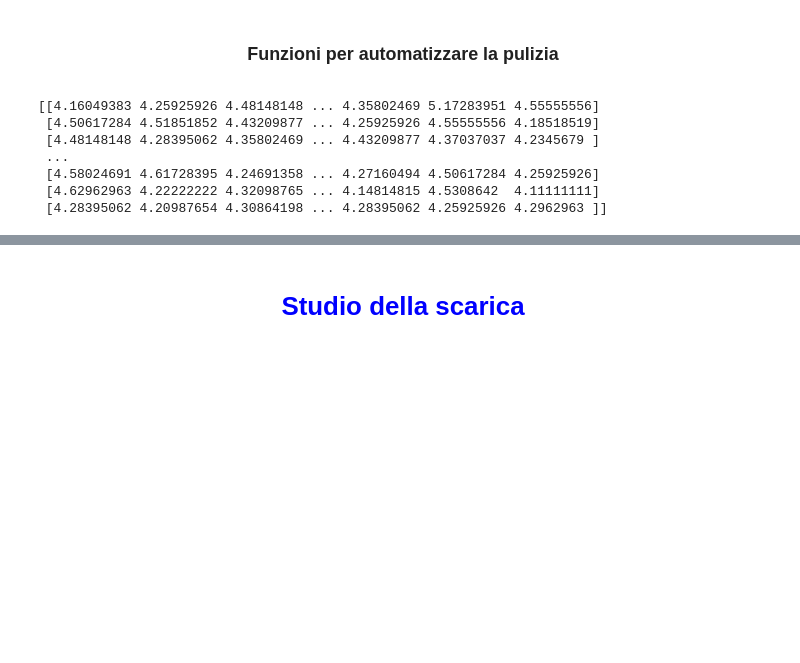
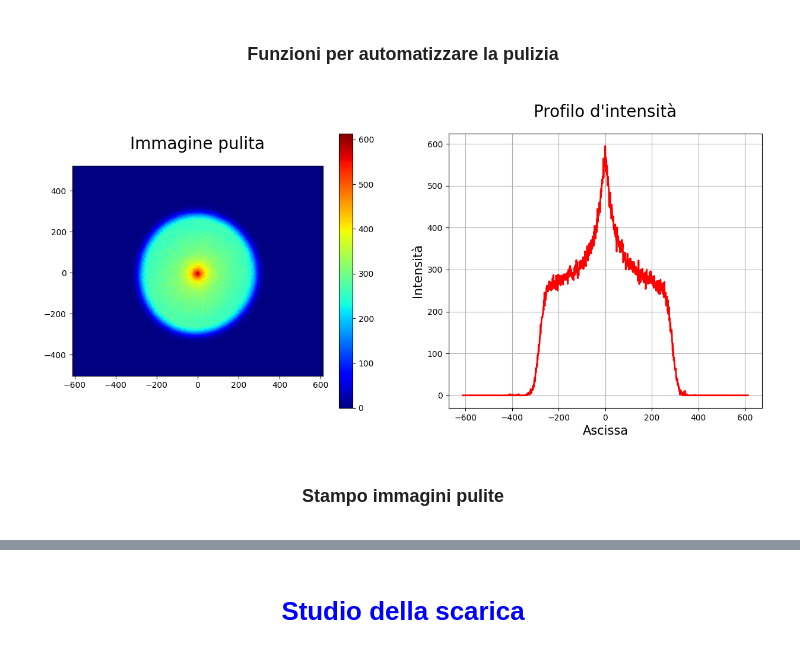
Before and after one commit to Negrini085/LaboPlasmi, a Jupyter notebook: Esperienze/Esperienza 0/esp0.ipynb, the cells around one changed output, grey strips where cells are left out. Drawn from its saved outputs; the diff is of its cells as text; code cells hidden in the pictures; blank space fills up the shorter version.

Commit message:
Aggiunto procedura per pulizia delle immagini

```diff
--- a/Esperienze/Esperienza 0/esp0.ipynb
+++ b/Esperienze/Esperienza 0/esp0.ipynb
@@ -253,10 +253,10 @@ def no_rifl(plasma, r_pl, r_trap, xcen, ycen):
 
     X, Y = np.meshgrid(x, y)
 
-    mask = ((X*X + Y*Y) < pow(419, 2)) & ((X*X + Y*Y) > pow(320, 2))
+    mask = ((X*X + Y*Y) < pow(r_trap, 2)) & ((X*X + Y*Y) > pow(r_pl, 2))
     appo = np.mean(plasma[mask])
 
-    mask = (X*X + Y*Y) < pow(419, 2)
+    mask = (X*X + Y*Y) < pow(r_trap, 2)
     plasma[mask] = plasma[mask] - appo
 
     mask = plasma < 0
@@ -264,13 +264,62 @@ def no_rifl(plasma, r_pl, r_trap, xcen, ycen):
 
     del x, y, X, Y, appo, mask
     return plasma
-# %%
-print(mean_noise("Dati/CAMimages/dark2x2/dark", 80))
-# %% [output]
-[[4.16049383 4.25925926 4.48148148 ... 4.35802469 5.17283951 4.55555556]
- [4.50617284 4.51851852 4.43209877 ... 4.25925926 4.55555556 4.18518519]
- [4.48148148 4.28395062 4.35802469 ... 4.43209877 4.37037037 4.2345679 ]
- ...
- [4.58024691 4.61728395 4.24691358 ... 4.27160494 4.50617284 4.25925926]
- [4.62962963 4.22222222 4.32098765 ... 4.14814815 4.5308642  4.11111111]
- [4.28395062 4.20987654 4.30864198 ... 4.28395062 4.25925926 4.2962963 ]]
+# %%
+#--------------------------------------------------#
+#     Testo i metodi --> prima fase di pulizia     #
+#--------------------------------------------------#
+xcen = 612; ycen = 502; r_pl = 320; rtrap = 419
+
+rum_med = mean_noise("Dati/CAMimages/dark2x2/dark", 80)
+
+plasma = np.array(Image.open("Dati/CAMimages/plasma/plasma001.tif"))
+plasma = plasma.reshape(1024, 1224)
+
+plasma = est_nullo(plasma, rum_med, rtrap, xcen, ycen)
+plasma = no_rifl(plasma, r_pl, rtrap, xcen, ycen)
+
+
+
+#--------------------------------------------------------------#
+#     Testo i metodi --> output per visualizzare risultati     #
+#--------------------------------------------------------------#
+
+fig = plt.figure(figsize=(15, 6))
+
+x = np.linspace(-xcen, col - xcen, col)
+y = np.linspace(-ycen, row - ycen, row)
+
+X, Y = np.meshgrid(x, y)
+
+#-------------------------------------------------------------#
+#              Immagine di plasma: esterno nullo              #
+#-------------------------------------------------------------#
+ax = fig.add_subplot(1, 2, 1)
+
+cax = ax.pcolormesh(X, Y, plasma, cmap='jet')
+plt.colorbar(cax); ax.set_aspect('equal')
+ax.set_title(f'Immagine pulita', fontsize = 20, pad = 20)
+
+
+#-------------------------------------------------------------#
+#                      Profilo d'intensità                    #
+#-------------------------------------------------------------#
+ax = fig.add_subplot(1, 2, 2); prof = plasma[502,:]
+
+ax.plot(x, prof, color = 'r', linestyle = '-',linewidth = 2)
+ax.set_xlabel("Ascissa", fontsize = 15); ax.set_ylabel("Intensità", fontsize = 15); ax.grid(True)
+ax.set_title(f"Profilo d'intensità", fontsize = 20, pad = 20)
+
+plt.show()
+
+del x, y, X, Y
+del prof, plasma, rum_med
+del xcen, ycen, r_pl, rtrap
+# %% [output]
+[figure, added]
+# %% [markdown]
+<center>
+
+### Stampo immagini pulite
+
+</center>
```
Also changed, not shown: parts of 2 cells of this notebook, 32 other files.
